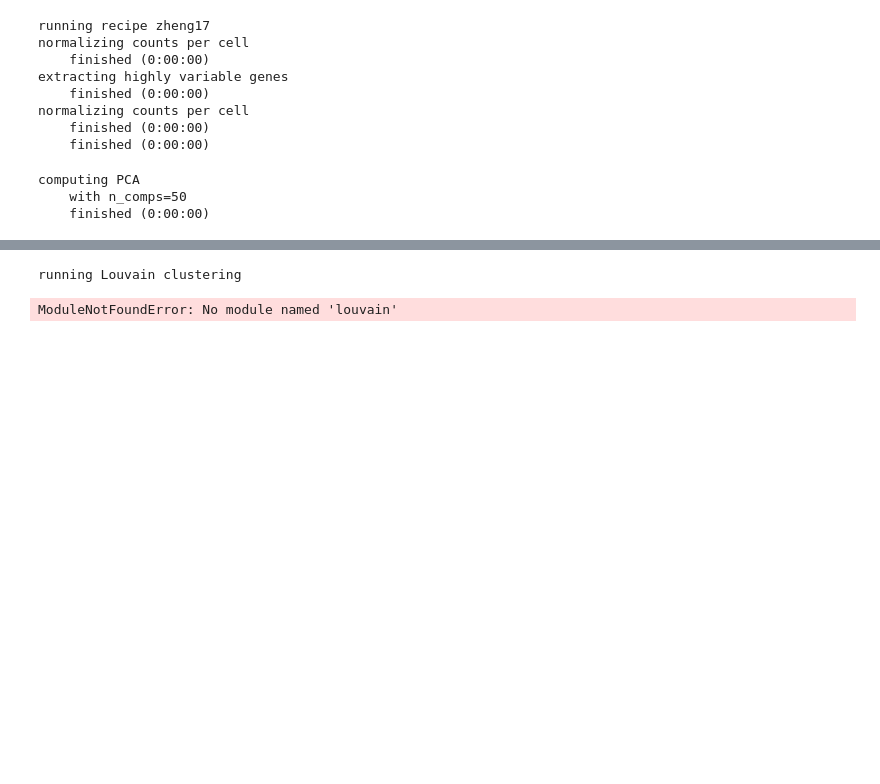
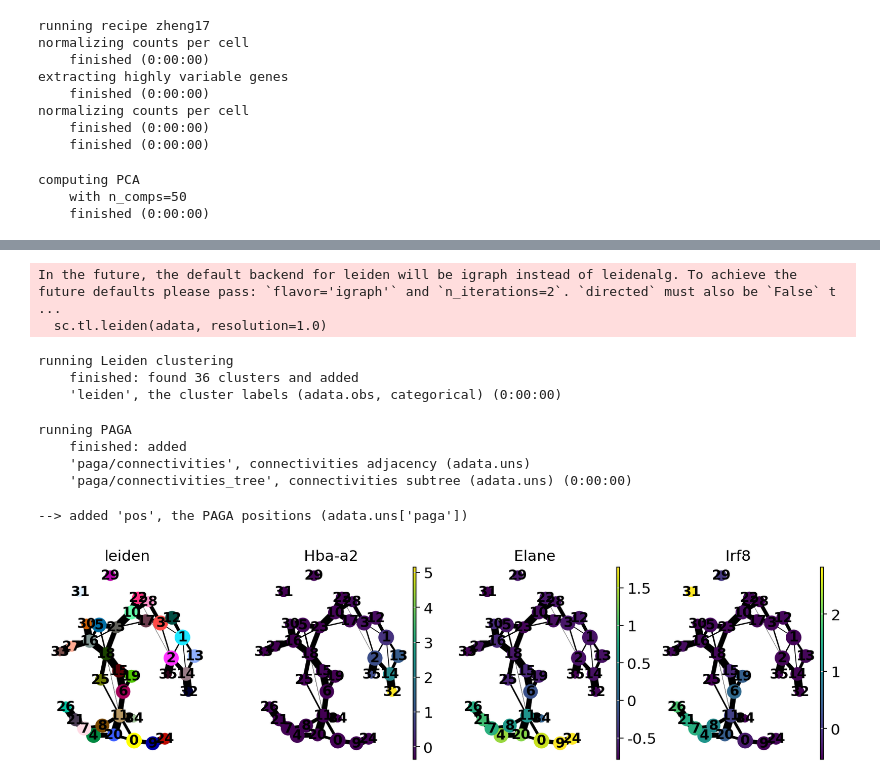
Before and after one commit to oliviahelens/Scanpy_Trajectory_Inference_Hematopoiesis, a Jupyter notebook: main.ipynb, the cells around one changed output, grey strips where cells are left out. Drawn from its saved outputs; the diff is of its cells as text; code cells hidden in the pictures; blank space fills up the shorter version.

Commit message:
final commits and plots uploaded

```diff
--- a/main.ipynb
+++ b/main.ipynb
@@ -91,6 +90,22 @@ sc.pl.draw_graph(adata, color="paul15_clusters", legend_loc="on data")
 # %%
-# clustering and PAGA (leiden is better, using louvain to reproduce results)
-sc.tl.louvain(adata, resolution=1.0)
+# clustering and PAGA (scverse tutorial says use louvain, but this is now deprecated)
+sc.tl.leiden(adata, resolution=1.0)
 # %% [output]
-running Louvain clustering
+In the future, the default backend for leiden will be igraph instead of leidenalg. To achieve the future defaults please pass: `flavor='igraph'` and `n_iterations=2`. `directed` must also be `False` t ...
+  sc.tl.leiden(adata, resolution=1.0)
-ModuleNotFoundError: No module named 'louvain'
+running Leiden clustering
+    finished: found 36 clusters and added
+    'leiden', the cluster labels (adata.obs, categorical) (0:00:00)
+# %%
+sc.tl.paga(adata, groups="leiden")
+# %% [output]
+running PAGA
+    finished: added
+    'paga/connectivities', connectivities adjacency (adata.uns)
+    'paga/connectivities_tree', connectivities subtree (adata.uns) (0:00:00)
+# %%
+# PAGA graph of hematopoietic trajectory colored by leiden clusters and lineage markers (Hba-a2, Elane, Irf8)
+sc.pl.paga(adata, color=["leiden", "Hba-a2", "Elane", "Irf8"])
+# %% [output]
+--> added 'pos', the PAGA positions (adata.uns['paga'])
+[figure, added]
```
Also changed, not shown: parts of 28 cells of this notebook, 10 other files.
